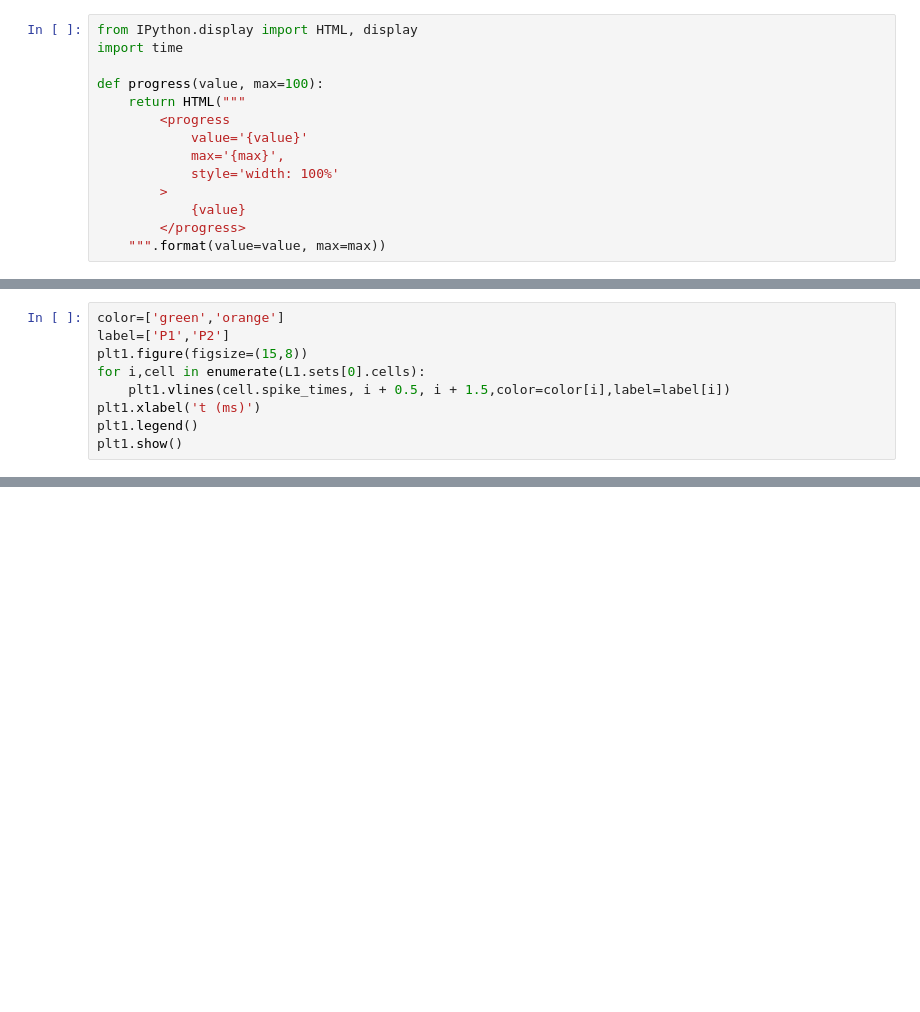
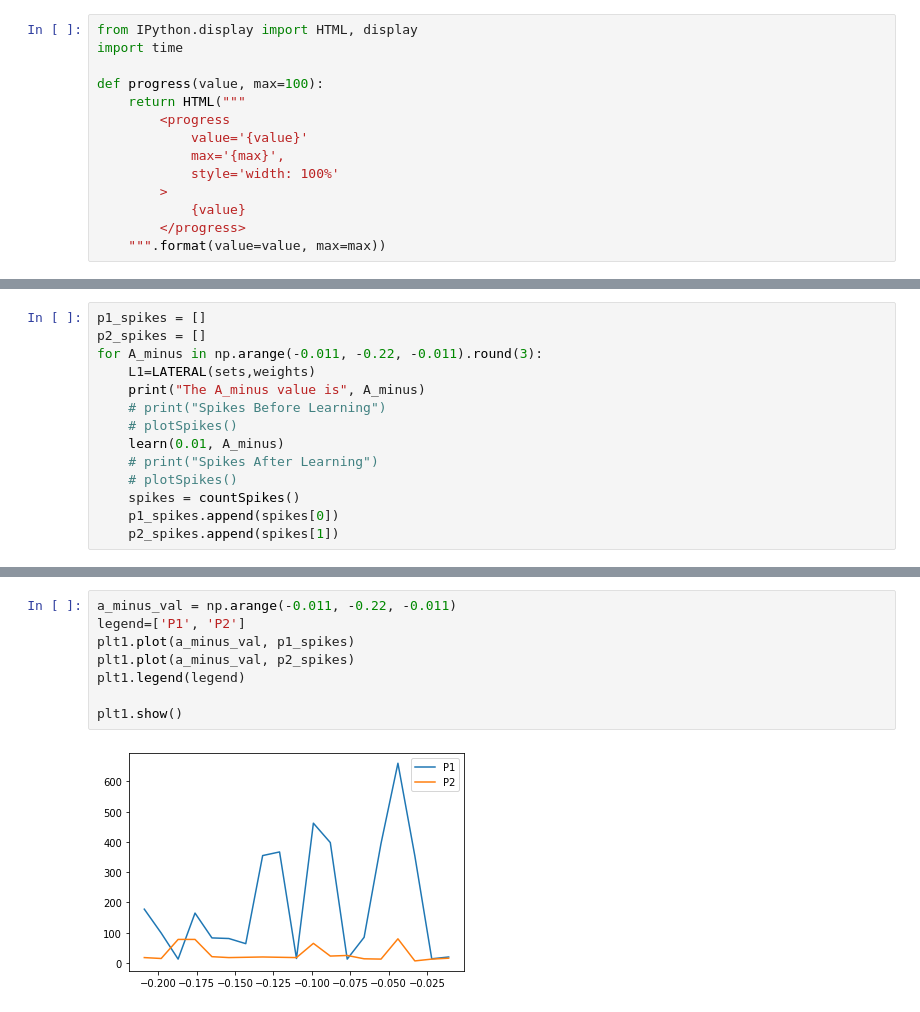
Before and after one commit to hegdenischay/NEURONNet, a Jupyter notebook: Automation/2_coupled_Learning_efficacy_automation.ipynb, the cells around one changed output, grey strips where cells are left out. Cells and saved outputs as stored; diff of their text form; blank space fills up the shorter version.

```diff
--- a/Automation/2_coupled_Learning_efficacy_automation.ipynb
+++ b/Automation/2_coupled_Learning_efficacy_automation.ipynb
@@ -986,9 +163,0 @@ print(t2)
-# %%
-color=['green','orange']
-label=['P1','P2']
-plt1.figure(figsize=(15,8))
-for i,cell in enumerate(L1.sets[0].cells):
-    plt1.vlines(cell.spike_times, i + 0.5, i + 1.5,color=color[i],label=label[i])
-plt1.xlabel('t (ms)')
-plt1.legend()
-plt1.show()
@@ -1047,0 +376,14 @@ pyplot.plot(a_plus_val, P2_spikes)
+# %%
+p1_spikes = []
+p2_spikes = []
+for A_minus in np.arange(-0.011, -0.22, -0.011).round(3):
+    L1=LATERAL(sets,weights)
+    print("The A_minus value is", A_minus)
+    # print("Spikes Before Learning")
+    # plotSpikes()
+    learn(0.01, A_minus)
+    # print("Spikes After Learning")
+    # plotSpikes()
+    spikes = countSpikes()
+    p1_spikes.append(spikes[0])
+    p2_spikes.append(spikes[1])
@@ -1047,0 +404,10 @@ pyplot.plot(a_plus_val, P2_spikes)
+# %%
+a_minus_val = np.arange(-0.011, -0.22, -0.011)
+legend=['P1', 'P2']
+plt1.plot(a_minus_val, p1_spikes)
+plt1.plot(a_minus_val, p2_spikes)
+plt1.legend(legend)
+
+plt1.show()
+# %% [output]
+[figure, added]
```
Also changed, not shown: parts of 80 cells of this notebook.
